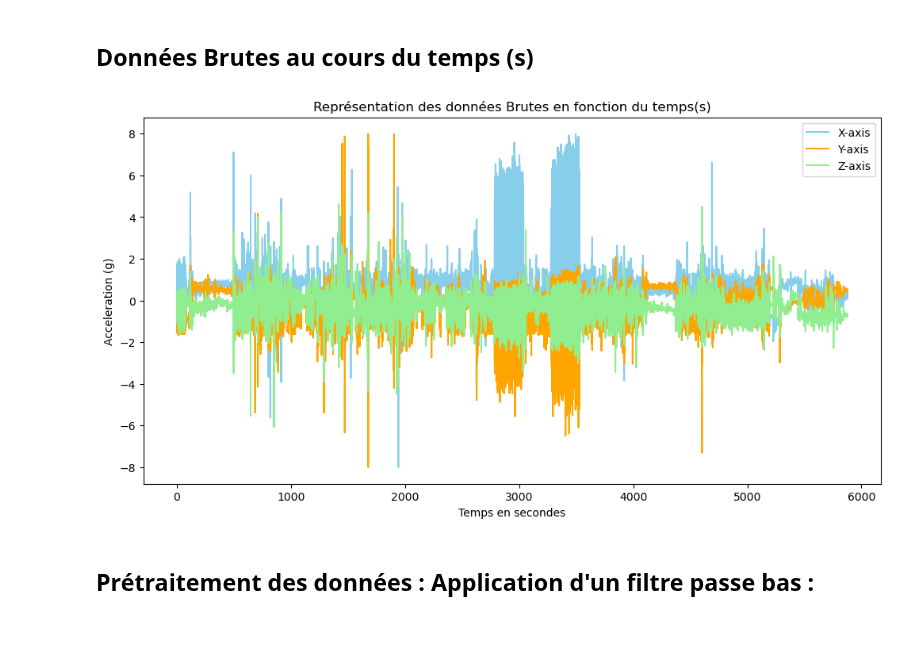
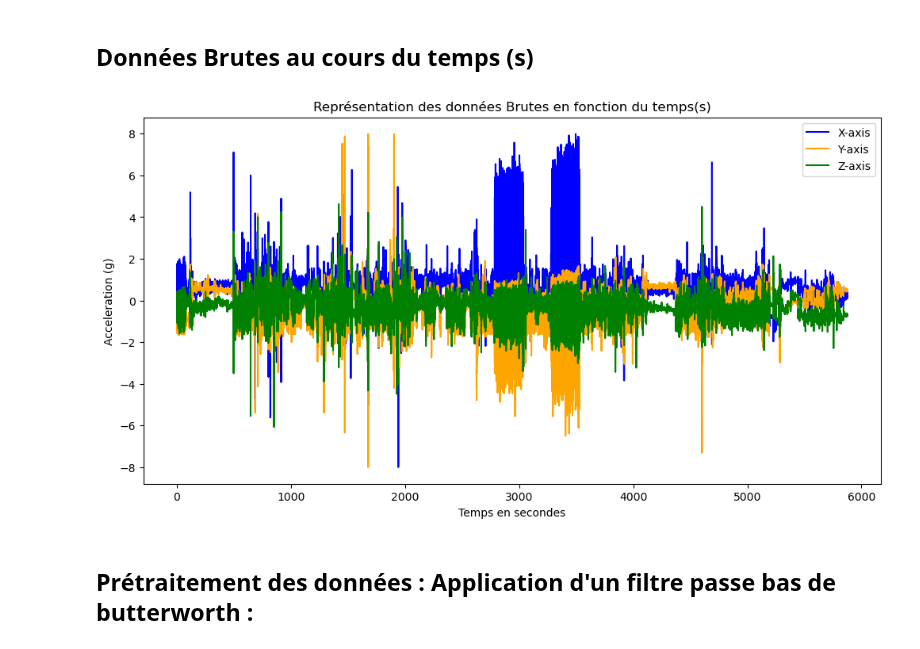
Before and after one commit to leyah-sa/AX3-Project, a Jupyter notebook: notebooks/Non-smoker/A) Visualisation-Prétraitement.ipynb, the cells around one changed output. Cells and saved outputs as stored; diff of their text form; code cells hidden in the pictures.

```diff
--- a/notebooks/Non-smoker/A) Visualisation-Prétraitement.ipynb
+++ b/notebooks/Non-smoker/A) Visualisation-Prétraitement.ipynb
@@ -59,7 +61,7 @@ import matplotlib.pyplot as plt
 file_path = "/Users/duhameleve/Desktop/M2_SNS/M2SNS/Sante/Github/HAH913E-2024-projet/AX3 Project/Sans titre/data/NoneSmokerCardio.csv"
 data = pd.read_csv(file_path)
 
-# Vérifiez les colonnes et assurez-vous qu'elles ont les noms attendus
+
 timestamp_column = data.columns[0]
 signal_columns = data.columns[1:4]  # Sélectionner uniquement les colonnes 1, 2 et 3 pour le signal (X, Y, Z)
 
@@ -73,35 +75,35 @@ data = data.dropna(subset=[timestamp_column])
 data.columns = ['Temps', 'X', 'Y', 'Z']
 
 # Convertir la colonne 'Temps' en datetime
 data['Temps'] = pd.to_datetime(data['Temps'])
 
-# Vérifiez s'il reste au moins deux lignes pour calculer l'intervalle
+
 if len(data) > 1:
     # Calculer l'intervalle d'échantillonnage en secondes
     sampling_interval = (
         data['Temps'].iloc[1] - data['Temps'].iloc[0]
     ).total_seconds()
 else:
     raise ValueError("Le fichier contient moins de deux entrées valides pour calculer l'intervalle d'échantillonnage.")
 
 # Créer une colonne pour le temps relatif en secondes
 data['relative_time_seconds'] = data.index * sampling_interval
 
 # Définir les étiquettes des axes et les couleurs
 axis_labels = ['X-axis', 'Y-axis', 'Z-axis']
-colors = {'X': 'Skyblue', 'Y': 'orange', 'Z': 'lightgreen'}
+colors = {'X': 'blue', 'Y': 'orange', 'Z': 'green'}
 
 # Tracer le signal
 plt.figure(figsize=(12, 6))
 for signal, axis_label, color in zip(['X', 'Y', 'Z'], axis_labels, colors.values()):  # Utiliser uniquement X, Y, Z
     plt.plot(data['relative_time_seconds'], data[signal], label=axis_label, color=color)
 
 plt.title("Représentation des données Brutes en fonction du temps(s)")
 plt.xlabel("Temps en secondes")
 plt.ylabel("Acceleration (g)")
 plt.legend()
 plt.show()
 # %% [output]
-[figure, old version]
+[figure, new version]
 # %% [markdown]
-## Prétraitement des données : Application d'un filtre passe bas :
+## Prétraitement des données : Application d'un filtre passe bas  de butterworth :
```
Also changed, not shown: parts of 19 cells of this notebook, 2 other files.
